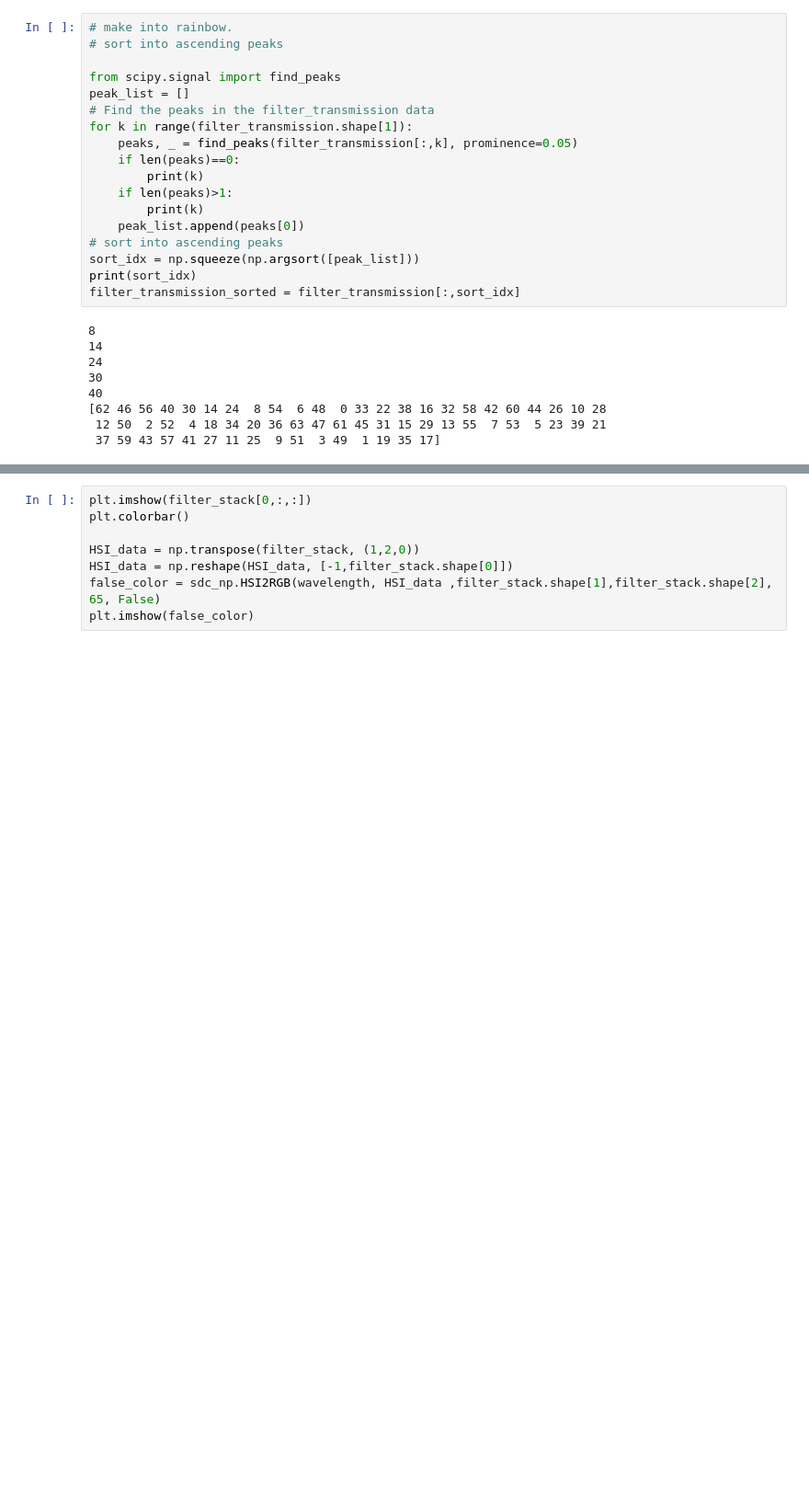
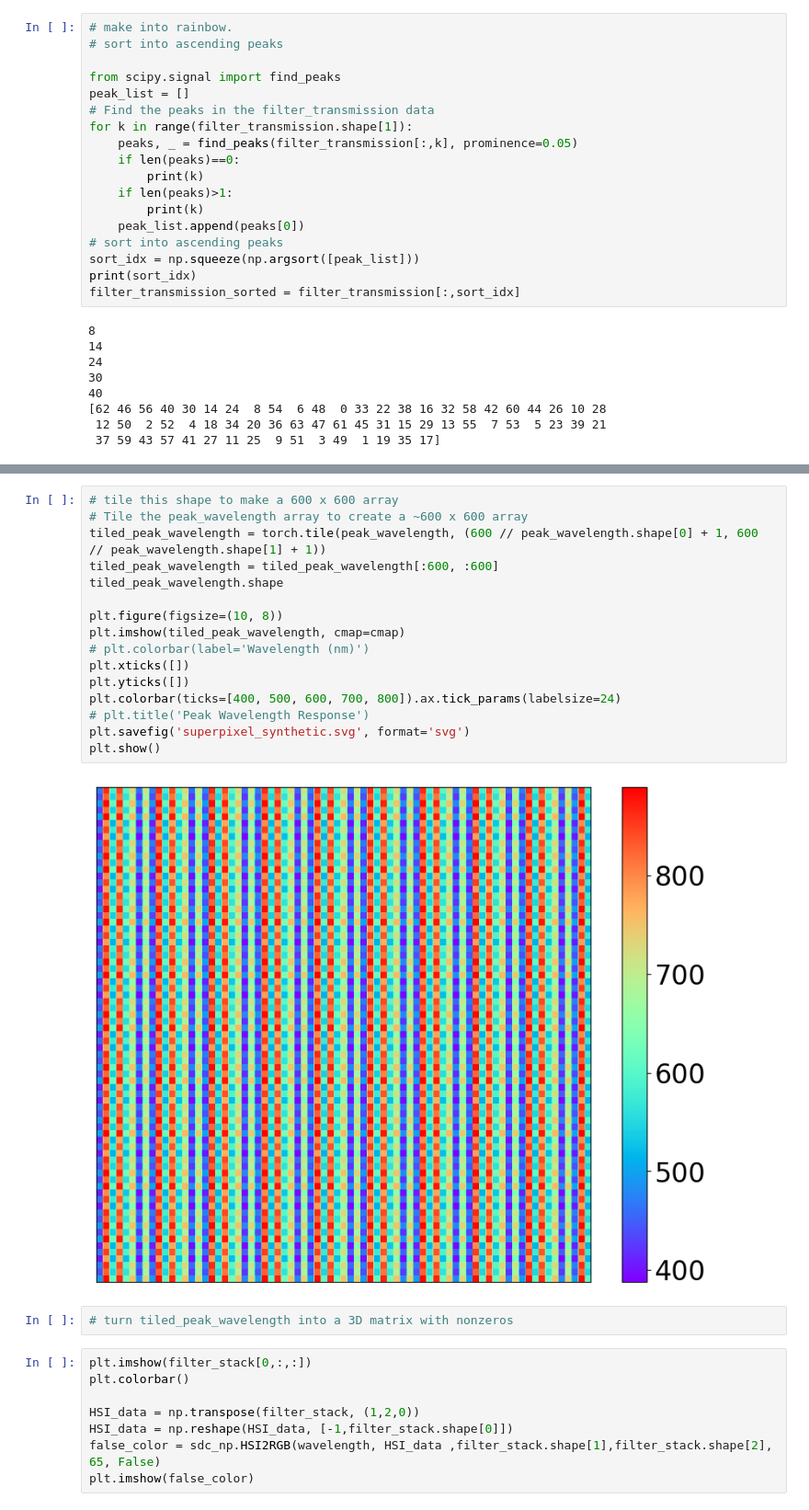
Before and after one commit to neerja/spectraldiffuserscope, a Jupyter notebook: PlottingCode/Figure_Notebooks/fig_calib.ipynb, the cells around one changed output, grey strips where cells are left out. Shown at 92% size. Drawn from its saved outputs; the diff is of its cells as text; blank space fills up the shorter version.

```diff
--- a/PlottingCode/Figure_Notebooks/fig_calib.ipynb
+++ b/PlottingCode/Figure_Notebooks/fig_calib.ipynb
@@ -197,3 +211,23 @@ plt.show()
+# %%
+# tile this shape to make a 600 x 600 array
+# Tile the peak_wavelength array to create a ~600 x 600 array
+tiled_peak_wavelength = torch.tile(peak_wavelength, (600 // peak_wavelength.shape[0] + 1, 600 // peak_wavelength.shape[1] + 1))
+tiled_peak_wavelength = tiled_peak_wavelength[:600, :600]
+tiled_peak_wavelength.shape
+
+plt.figure(figsize=(10, 8))
+plt.imshow(tiled_peak_wavelength, cmap=cmap)
+# plt.colorbar(label='Wavelength (nm)')
+plt.xticks([])
+plt.yticks([])
+plt.colorbar(ticks=[400, 500, 600, 700, 800]).ax.tick_params(labelsize=24)
+# plt.title('Peak Wavelength Response')
+plt.savefig('superpixel_synthetic.svg', format='svg')
+plt.show()
+# %% [output]
+[figure, added]
+# %%
+# turn tiled_peak_wavelength into a 3D matrix with nonzeros
 # %%
 plt.imshow(filter_stack[0,:,:])
 plt.colorbar()
```
Also changed, not shown: parts of 5 cells of this notebook, 1 other file.
